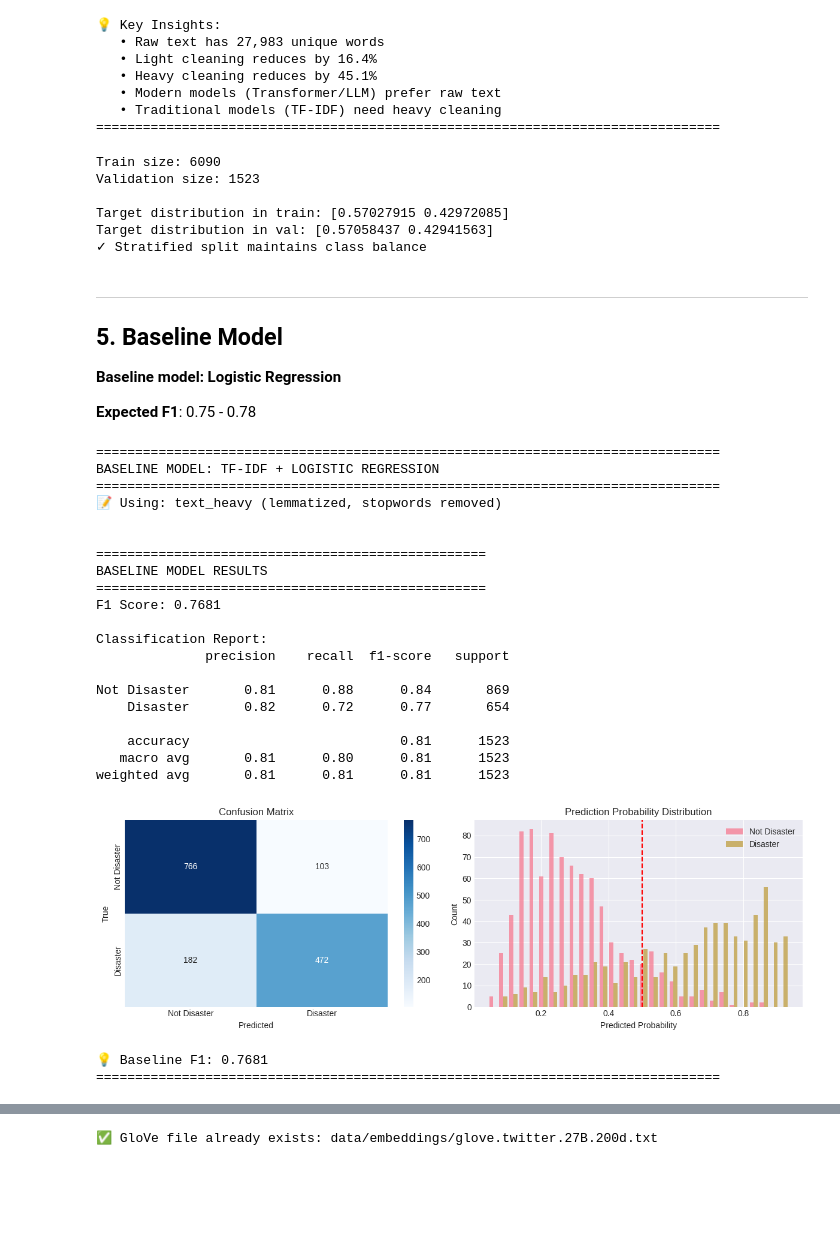
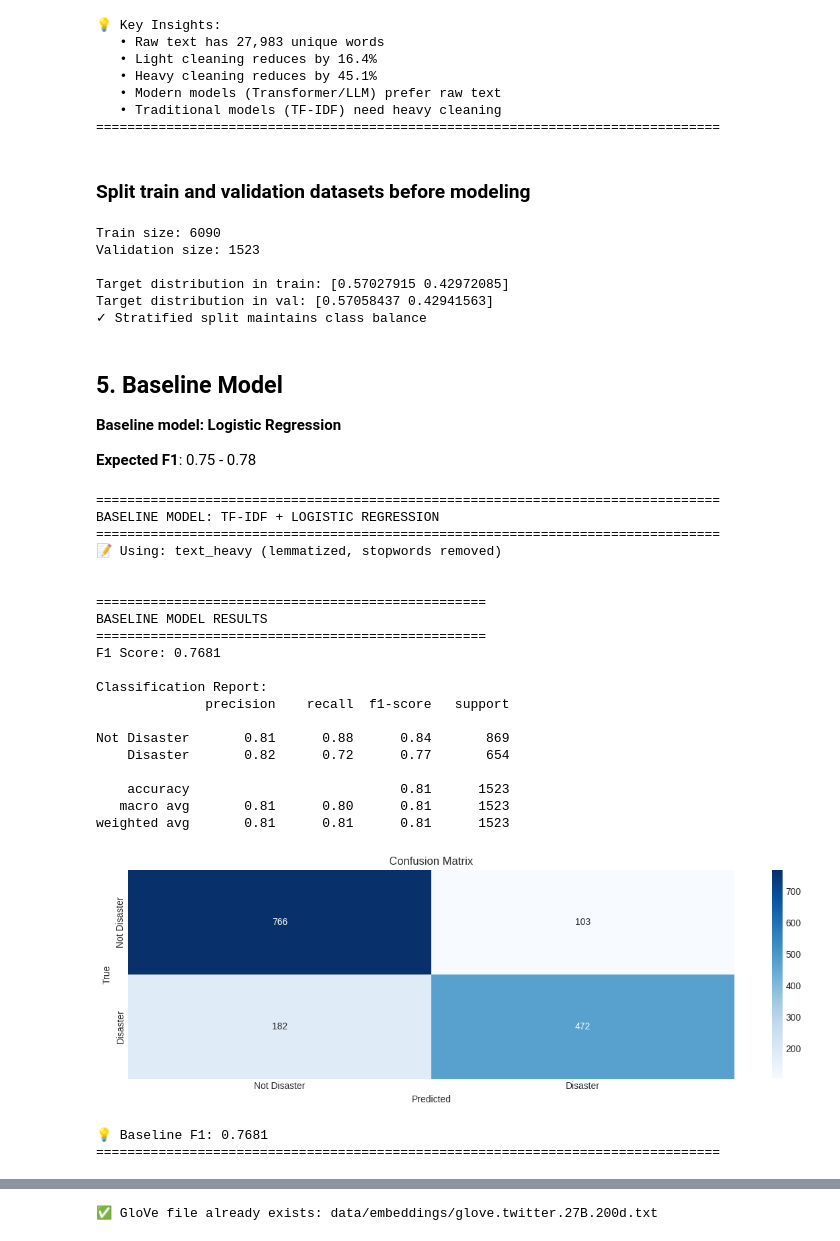
Before and after one commit to RockDeng110/Natural-Language-Processing-with-Disaster-Tweets, a Jupyter notebook: notebooks/00_complete_workflow_simple.ipynb, the cells around one changed output, grey strips where cells are left out. Drawn from its saved outputs; the diff is of its cells as text; code cells hidden in the pictures; blank space fills up the shorter version.

```diff
--- a/notebooks/00_complete_workflow_simple.ipynb
+++ b/notebooks/00_complete_workflow_simple.ipynb
@@ -180,9 +216,9 @@ print(f"   Layer 4 (LLM): Model={config.LLAMA_MODEL}, Batch={config.LLM_BATCH_SI
 # %%
-# 下载和加载数据
+# Download and load data
 import requests
 import os
 
-# 创建数据目录
+# Create data directory
 data_dir = './data/'
 os.makedirs(data_dir, exist_ok=True)
 
@@ -191,7 +227,7 @@ submissions_dir = './data/submissions'
 os.makedirs(submissions_dir, exist_ok=True)
 
 def download_file(url, filename):
-    """从 URL 下载文件"""
+    """Download file from URL"""
     filepath = os.path.join(data_dir, filename)
     if not os.path.exists(filepath):
         print(f"📥 Downloading {filename}...")
@@ -209,7 +245,7 @@ def download_file(url, filename):
         print(f"✓ {filename} already exists")
     return filepath
 
-# 下载数据集
+# Download datasets
 print("=" * 60)
 print("DOWNLOADING DATASETS")
 print("=" * 60)
@@ -217,7 +253,7 @@ train_filepath = download_file(config.TRAIN_URL, 'train.csv')
 test_filepath = download_file(config.TEST_URL, 'test.csv')
 submission_filepath = download_file(config.SAMPLE_SUBMISSION_URL, 'sample_submission.csv')
 
-# 加载数据
+# Load data
 if train_filepath and test_filepath:
     train_df = pd.read_csv(train_filepath)
     test_df = pd.read_csv(test_filepath)
@@ -954,6 +900,8 @@ PREPROCESSING COMPARISON VISUALIZATION
    • Modern models (Transformer/LLM) prefer raw text
    • Traditional models (TF-IDF) need heavy cleaning
 ================================================================================
+# %% [markdown]
+### **Split train and validation datasets before modeling**
 # %%
 # Create train/validation split
 train_data, val_data = train_test_split(
@@ -976,7 +924,7 @@ Target distribution in train: [0.57027915 0.42972085]
 Target distribution in val: [0.57058437 0.42941563]
 ✓ Stratified split maintains class balance
 # %% [markdown]
----
+
 ## 5. Baseline Model
 
 **Baseline model: Logistic Regression**
@@ -1017,52 +965,45 @@ print("\nClassification Report:")
 print(classification_report(y_val, y_val_pred, target_names=['Not Disaster', 'Disaster']))
 
 # Visualize
-fig, axes = plt.subplots(1, 2, figsize=(12, 4))
+fig, axes = plt.subplots(1, 1, figsize=(12, 4))
 
 # Confusion matrix
 cm = confusion_matrix(y_val, y_val_pred)
-sns.heatmap(cm, annot=True, fmt='d', cmap='Blues', ax=axes[0],
+sns.heatmap(cm, annot=True, fmt='d', cmap='Blues', ax=axes,
             xticklabels=['Not Disaster', 'Disaster'],
             yticklabels=['Not Disaster', 'Disaster'])
-axes[0].set_title('Confusion Matrix')
-axes[0].set_ylabel('True')
-axes[0].set_xlabel('Predicted')
+axes.set_title('Confusion Matrix')
+axes.set_ylabel('True')
+axes.set_xlabel('Predicted')
 
-# Probability distribution
-axes[1].hist([y_val_prob[y_val==0], y_val_prob[y_val==1]],
-             bins=30, alpha=0.7, label=['Not Disaster', 'Disaster'])
-axes[1].set_title('Prediction Probability Distribution')
-axes[1].set_xlabel('Predicted Probability')
-axes[1].set_ylabel('Count')
-axes[1].legend()
-axes[1].axvline(0.5, color='r', linestyle='--', label='Threshold')
+# axes[1].axvline(0.5, color='r', linestyle='--', label='Threshold')
 
 plt.tight_layout()
 plt.show()
 
 print(f"\n💡 Baseline F1: {baseline_f1:.4f} ")
 print("=" * 80)
 # %% [output]
 ================================================================================
 BASELINE MODEL: TF-IDF + LOGISTIC REGRESSION
 ================================================================================
 📝 Using: text_heavy (lemmatized, stopwords removed)
 
 
 ==================================================
 BASELINE MODEL RESULTS
 ==================================================
 F1 Score: 0.7681
 
 Classification Report:
               precision    recall  f1-score   support
 
 Not Disaster       0.81      0.88      0.84       869
     Disaster       0.82      0.72      0.77       654
 
     accuracy                           0.81      1523
    macro avg       0.81      0.80      0.81      1523
 weighted avg       0.81      0.81      0.81      1523
-[figure, old version]
+[figure, new version]
 💡 Baseline F1: 0.7681
 ================================================================================
```
Also changed, not shown: parts of 101 cells of this notebook.
